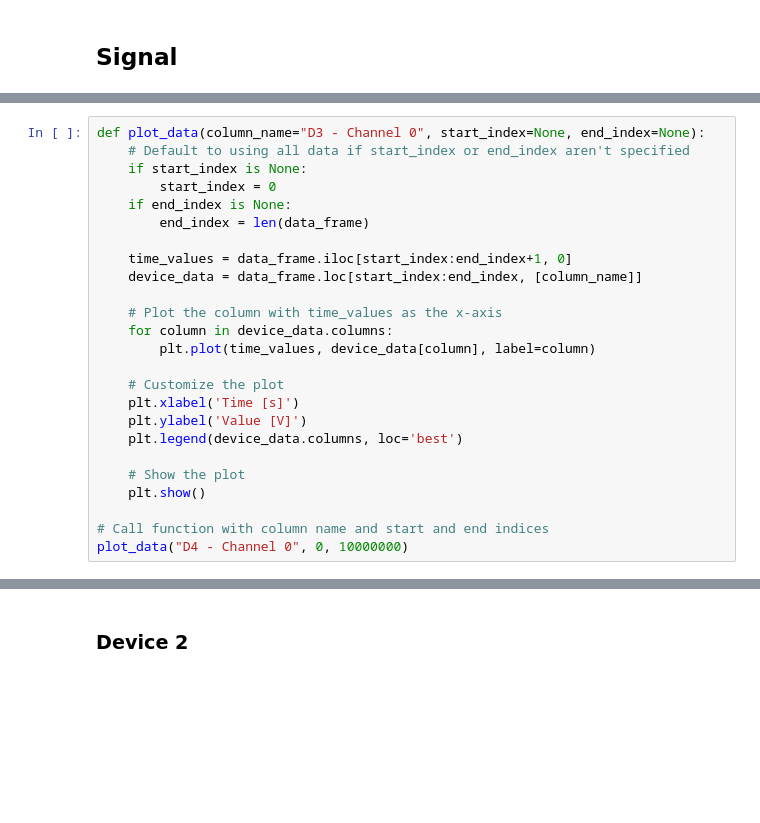
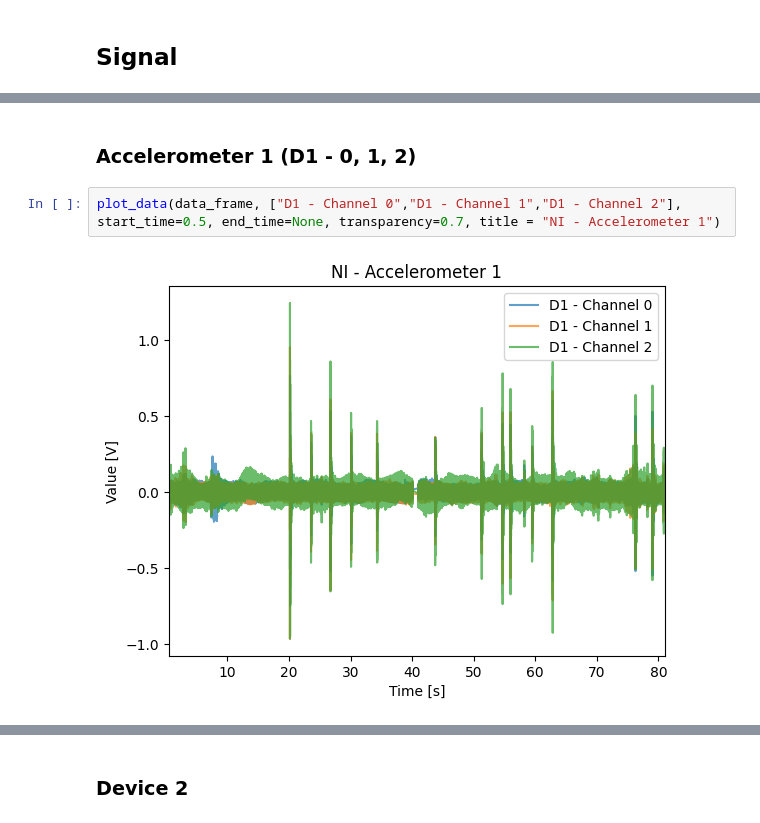
Before and after one commit to josmarcristello/Field-Test-Ferrier-2023, a Jupyter notebook: data processing/validate_NI_data_station_1.ipynb, the cells around one changed output, grey strips where cells are left out. Cells and saved outputs as stored; diff of their text form; blank space fills up the shorter version.

```diff
--- a/data processing/validate_NI_data_station_1.ipynb
+++ b/data processing/validate_NI_data_station_1.ipynb
@@ -174,25 +164,0 @@ Disk space per hour: 4.96 GB/hour
-# %%
-def plot_data(column_name="D3 - Channel 0", start_index=None, end_index=None):
-    # Default to using all data if start_index or end_index aren't specified
-    if start_index is None:
-        start_index = 0
-    if end_index is None:
-        end_index = len(data_frame)
-
-    time_values = data_frame.iloc[start_index:end_index+1, 0]
-    device_data = data_frame.loc[start_index:end_index, [column_name]]
-
-    # Plot the column with time_values as the x-axis
-    for column in device_data.columns:
-        plt.plot(time_values, device_data[column], label=column)
-
-    # Customize the plot
-    plt.xlabel('Time [s]')
-    plt.ylabel('Value [V]')
-    plt.legend(device_data.columns, loc='best')
-
-    # Show the plot
-    plt.show()
-
-# Call function with column name and start and end indices
-plot_data("D4 - Channel 0", 0, 10000000)
@@ -221,0 +165,6 @@ plt.show()
+# %% [markdown]
+### Accelerometer 1 (D1 - 0, 1, 2)
+# %%
+plot_data(data_frame, ["D1 - Channel 0","D1 - Channel 1","D1 - Channel 2"], start_time=0.5, end_time=None, transparency=0.7, title = "NI - Accelerometer 1")
+# %% [output]
+[figure, added]
```
Also changed, not shown: parts of 22 cells of this notebook, 4 other files.
